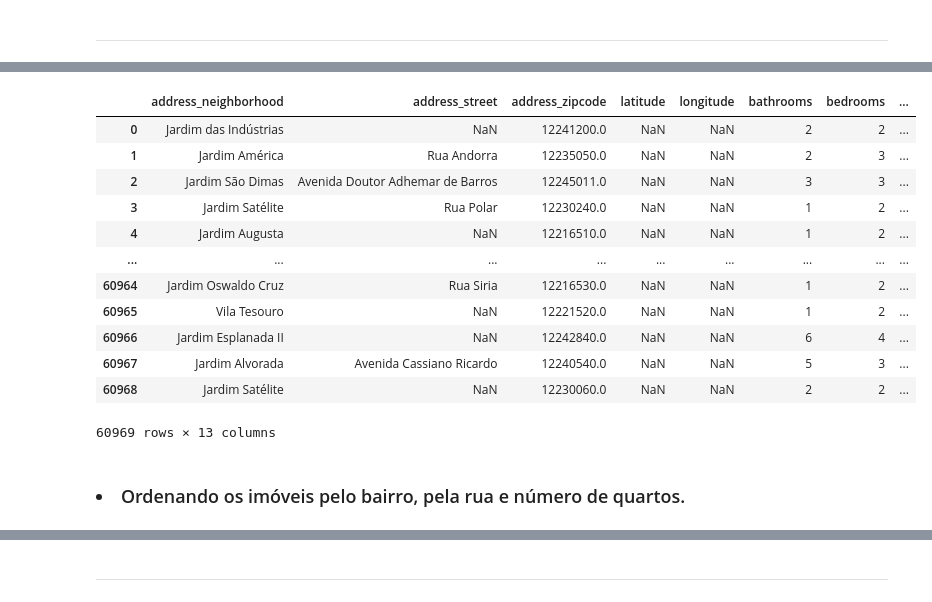
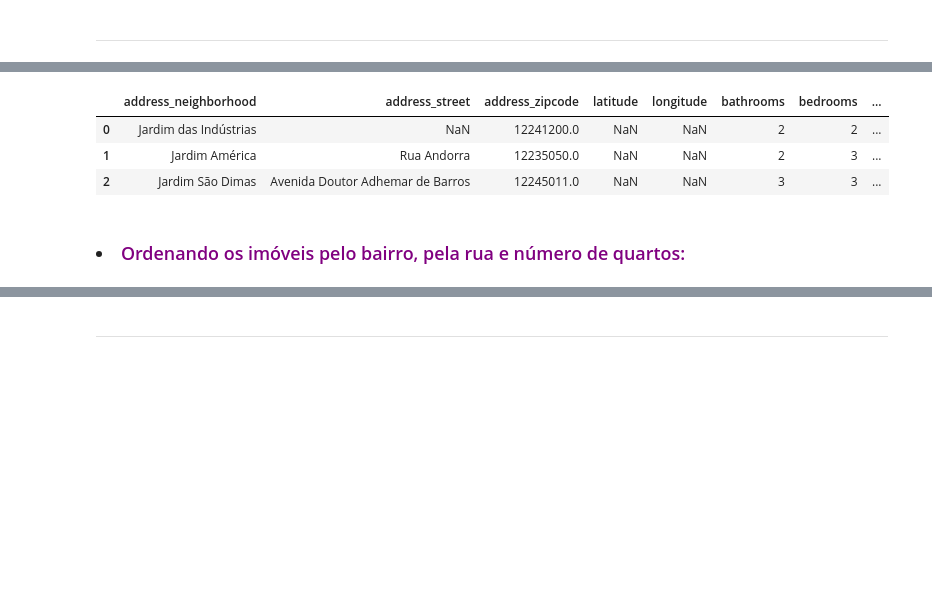
Before and after one commit to fabiollg/PI-4_Predicao_Valores_Imoveis_SJC, a Jupyter notebook: PI_4_Predicao_Valores_Imoveis_SJC.ipynb, the cells around one changed output, grey strips where cells are left out. Drawn from its saved outputs; the diff is of its cells as text; code cells hidden in the pictures; blank space fills up the shorter version.

```diff
--- a/PI_4_Predicao_Valores_Imoveis_SJC.ipynb
+++ b/PI_4_Predicao_Valores_Imoveis_SJC.ipynb
@@ -42,21 +33,12 @@ display(dados)
 # %%
 dados_filtrados = dados.drop(columns=["id","resource_id","provider_id","advertiser_id","address_country","address_state","address_city","title","description","unit_type","amenities","usable_area","price_rental_total","publication_type","listing_status","listing_type","created_at","updated_at","raw_data","scraped_at","address_street_number","address_unit_number"])
-display(dados_filtrados)
+display(dados_filtrados.head(3))
 # %% [output]
 |  | address_neighborhood | address_street | address_zipcode | latitude | longitude | bathrooms | bedrooms | ... |
 | 0 | Jardim das Indústrias | NaN | 12241200.0 | NaN | NaN | 2 | 2 | ... |
 | 1 | Jardim América | Rua Andorra | 12235050.0 | NaN | NaN | 2 | 3 | ... |
 | 2 | Jardim São Dimas | Avenida Doutor Adhemar de Barros | 12245011.0 | NaN | NaN | 3 | 3 | ... |
-| 3 | Jardim Satélite | Rua Polar | 12230240.0 | NaN | NaN | 1 | 2 | ... |
-| 4 | Jardim Augusta | NaN | 12216510.0 | NaN | NaN | 1 | 2 | ... |
-| ... | ... | ... | ... | ... | ... | ... | ... | ... |
-| 60964 | Jardim Oswaldo Cruz | Rua Siria | 12216530.0 | NaN | NaN | 1 | 2 | ... |
-| 60965 | Vila Tesouro | NaN | 12221520.0 | NaN | NaN | 1 | 2 | ... |
-| 60966 | Jardim Esplanada II | NaN | 12242840.0 | NaN | NaN | 6 | 4 | ... |
-| 60967 | Jardim Alvorada | Avenida Cassiano Ricardo | 12240540.0 | NaN | NaN | 5 | 3 | ... |
-| 60968 | Jardim Satélite | NaN | 12230060.0 | NaN | NaN | 2 | 2 | ... |
-60969 rows × 13 columns
 # %% [markdown]
-### <li>Ordenando os imóveis pelo bairro, pela rua e número de quartos.
+### <li><font color="#800080">Ordenando os imóveis pelo bairro, pela rua e número de quartos:</font>
 # %%
 dados_filt_ord = dados_filtrados.sort_values(['address_neighborhood','address_street','bedrooms'])
```
Also changed, not shown: parts of 51 cells of this notebook.
